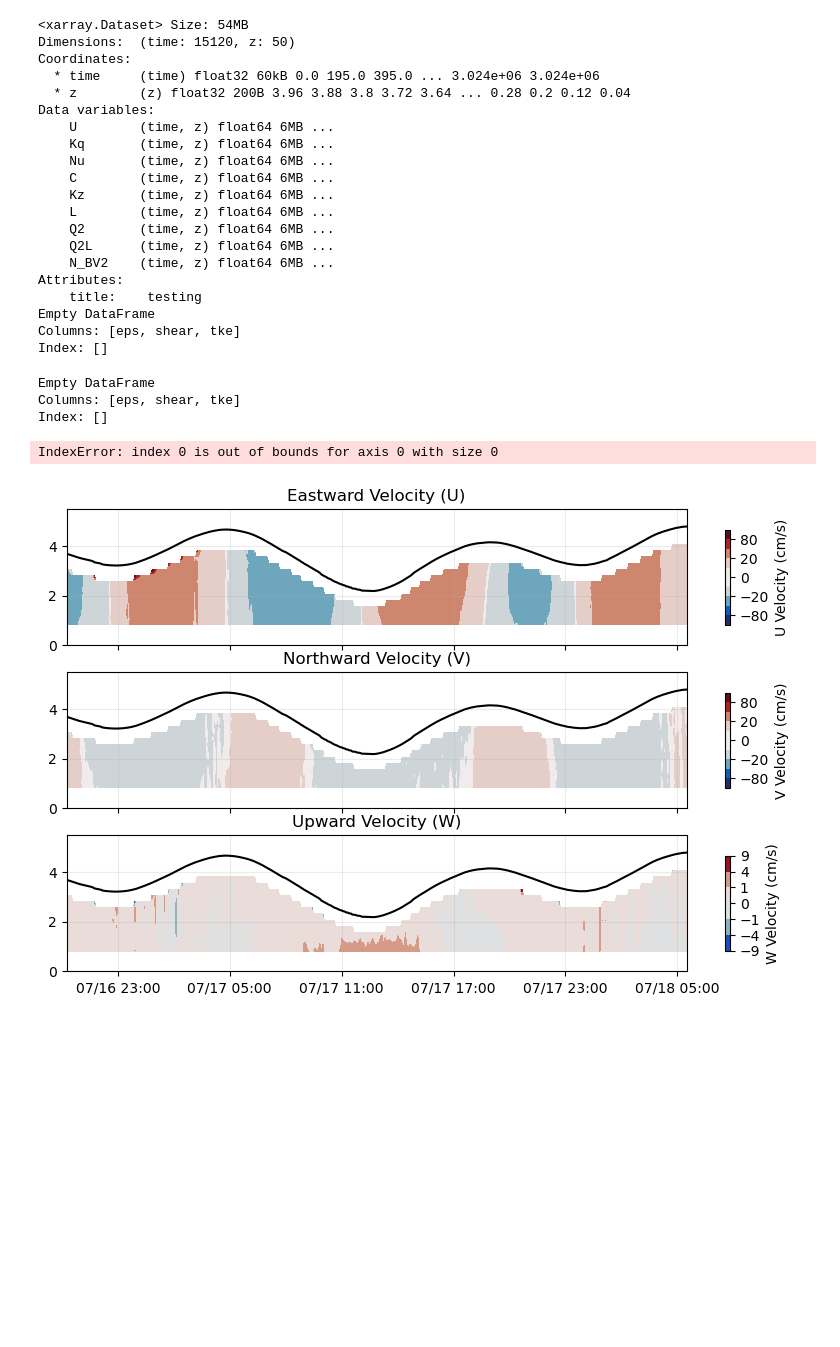
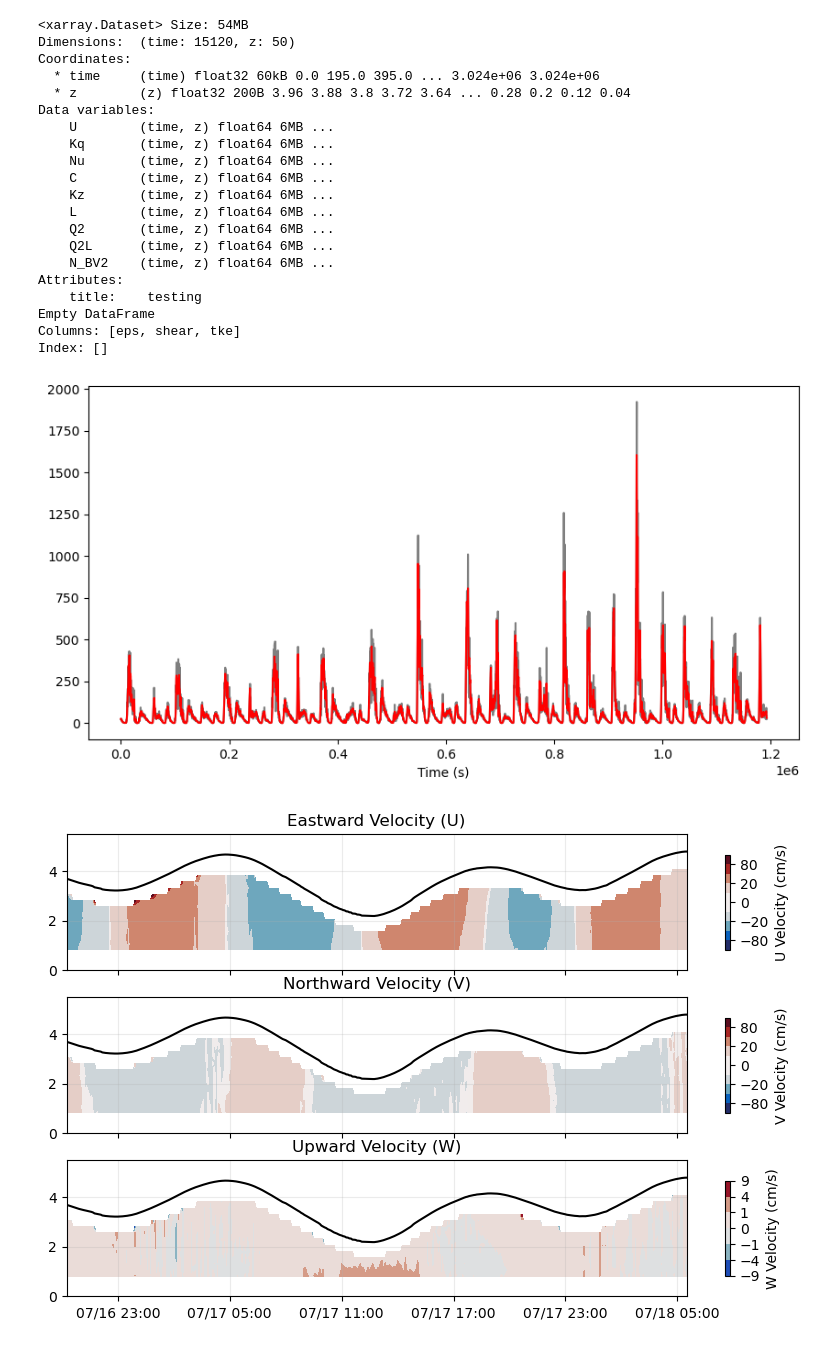
Before and after one commit to sienna-white/enkf_sediment, a Jupyter notebook: prep_model_input.ipynb, the cells around one changed output. Drawn from its saved outputs; the diff is of its cells as text; code cells hidden in the pictures; blank space fills up the shorter version.

```diff
--- a/prep_model_input.ipynb
+++ b/prep_model_input.ipynb
@@ -55,39 +53,38 @@ Index: []
 # %%
 import pandas as pd
-
-adv = pd.read_csv("/global/homes/s/siennaw/scratch/siennaw/data/usgs/eps_shear_tke.csv", parse_dates=['time'], index_col='time')
-adv.dropna(inplace=True, how='all')
-print(adv)
+import matplotlib.pyplot as plt
 
 
+adv = pd.read_csv("processed_adv_data.csv" , parse_dates=['time'])
 
+
+# fig = plt.figure(figsize=(12, 6))
+# ax = plt.gca()
+
+# ax.plot(pd.to_datetime(adv['time']), adv['smoothed_shear'], label='Shear', color='k', alpha=0.5)
+# ax.plot(pd.to_datetime(adv['time']), adv['shear'], label='Shear', color='blue', alpha=0.2)
 
 
 adv_shear = adv.copy()
-adv_shear.index = pd.to_datetime(adv_shear.index)
+adv_shear.dropna(inplace=True, how='any')
+adv_shear = adv_shear[['time', 'shear', 'smoothed_shear']]
+
+adv_shear.index = adv_shear.time
 
 # adv_shear = adv_shear.iloc[0: 280]
 # print(adv_shear)
 adv_shear = adv_shear.resample('1s').mean()
 adv_shear = adv_shear.interpolate(method='linear', limit_direction='both')
-
-# Apply moving average
-smoothed= adv_shear.rolling(window=500, center=True).mean()
-adv['smoothed_shear'] = smoothed['shear']
-
-adv_shear['seconds'] = (adv_shear.index - adv_shear.index[0]).total_seconds()
-
+adv_shear.reset_index(drop=True, inplace=True)
+adv_shear['seconds'] = np.arange(len(adv_shear))
 fig = plt.figure(figsize=(10, 5))
 ax = plt.gca()
 ax.plot(adv_shear.seconds, adv_shear.shear, color='k', alpha=0.5, label="Original shear")
 ax.plot(adv_shear.seconds, adv_shear.smoothed_shear, color='r', label="Smoothed shear")
 ax.set_xlabel("Time (s)")
-# adv_shear.to_csv("adv_shear_4_model.csv")
+adv_shear.to_csv("adv_shear_4_model.csv")
 # %% [output]
-Empty DataFrame
-Columns: [eps, shear, tke]
-Index: []
-IndexError: index 0 is out of bounds for axis 0 with size 0
+[figure, added]
 # %%
 # Load in ADCP data
 adcp = xr.open_dataset("/global/homes/s/siennaw/scratch/siennaw/data/usgs/resampled_adcp_usgs.nc") #, decode_times=False)
```
Also changed, not shown: parts of 1 cell of this notebook, 5 other files.
